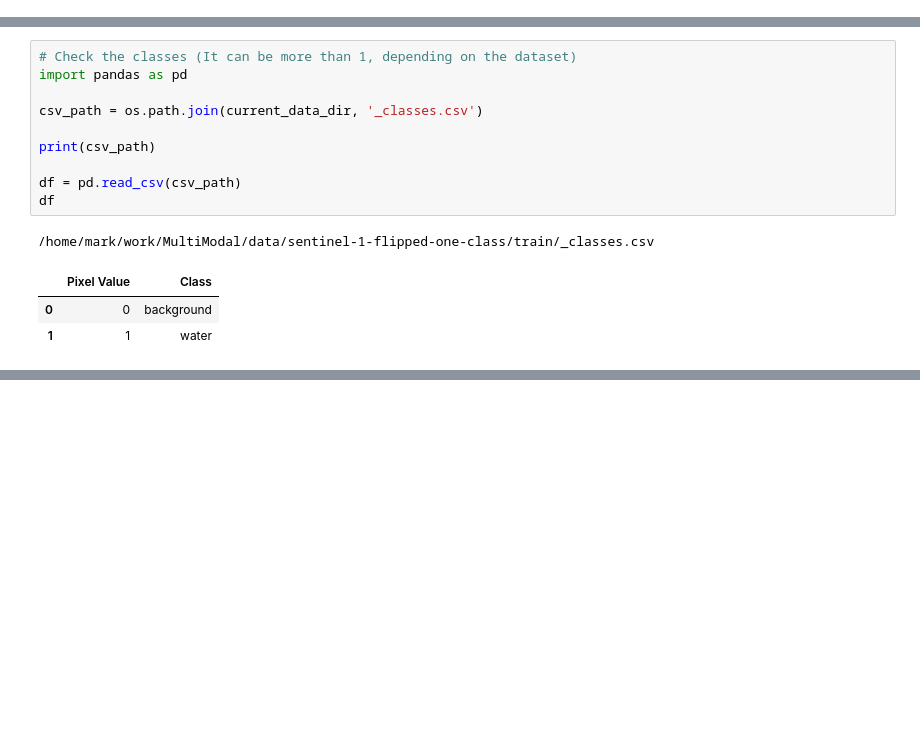
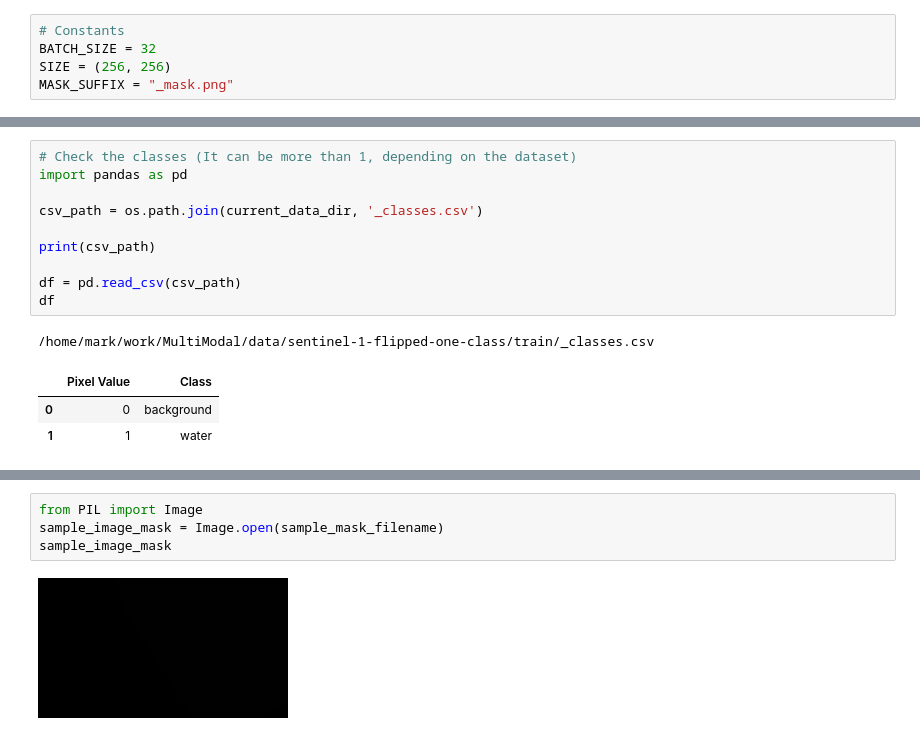
Before and after one commit to pkyeager/multi-modal, a Jupyter notebook: SAM-transfer-learning-advanced.ipynb, the cells around one changed output, grey strips where cells are left out. Saved outputs shown, nothing was run; the diff lists cells and outputs as text; blank space fills up the shorter version.

```diff
--- a/SAM-transfer-learning-advanced.ipynb
+++ b/SAM-transfer-learning-advanced.ipynb
@@ -23,3 +28,8 @@ Note: you may need to restart the kernel to use updated packages.
+# %%
+# Constants
+BATCH_SIZE = 32
+SIZE = (256, 256)
+MASK_SUFFIX = "_mask.png"
 # %%
 import os
 
@@ -81,0 +105,6 @@ sample_image.show()
+# %%
+from PIL import Image
+sample_image_mask = Image.open(sample_mask_filename)
+sample_image_mask
+# %% [output]
+[figure, added]
```
Also changed, not shown: parts of 23 cells of this notebook.
